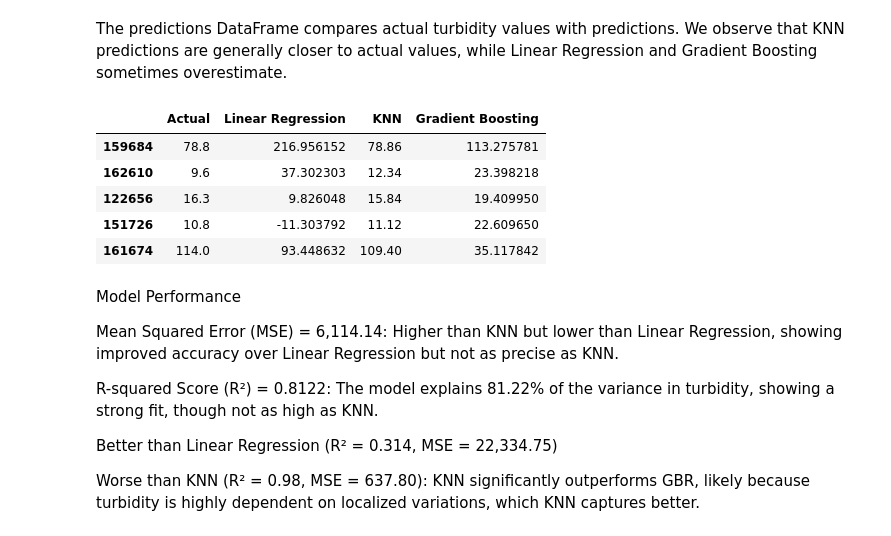
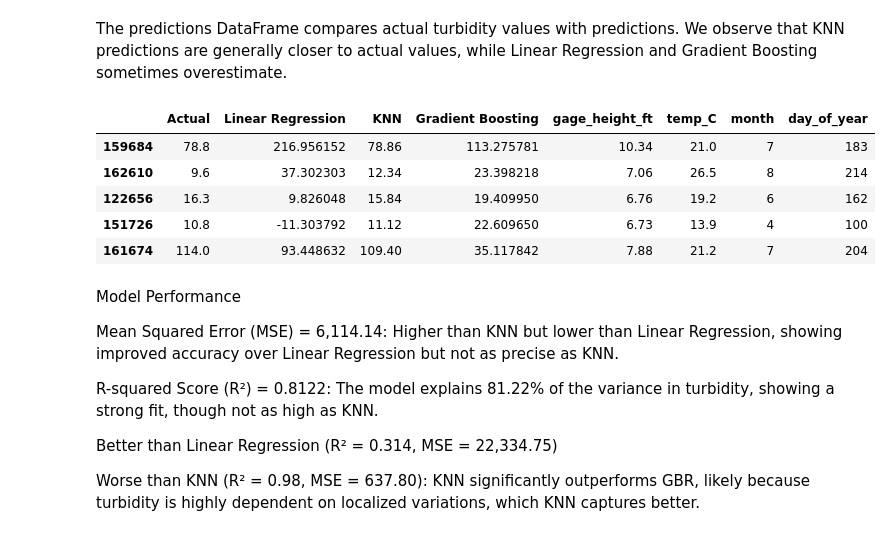
Before and after one commit to Jef-H/gage_against_the_machine, a Jupyter notebook: GageAgainstMachineFinal.ipynb, the cells around one changed output. Saved outputs shown, nothing was run; the diff lists cells and outputs as text; code cells hidden in the pictures.

```diff
--- a/GageAgainstMachineFinal.ipynb
+++ b/GageAgainstMachineFinal.ipynb
@@ -286,23 +286,27 @@ Gradient Boosting - R² Score: 0.8122
 # %% [markdown]
 The predictions DataFrame compares actual turbidity values with predictions. We observe that KNN predictions are generally closer to actual values, while Linear Regression and Gradient Boosting sometimes overestimate.
 # %%
-# Create a DataFrame to store predictions (randomly split data)
+# Create a DataFrame to store predictions (including actual turbidity and other feature columns)
 predictions_df = pd.DataFrame({
     "Actual": y_test,
     "Linear Regression": model.predict(X_test),
     "KNN": knn.predict(X_test),
-    "Gradient Boosting": gbr_model.predict(X_test)
+    "Gradient Boosting": gbr_model.predict(X_test),
+    "gage_height_ft": X_test["gage_height_ft"],
+    "temp_C": X_test["temp_C"],
+    "month": X_test["month"],
+    "day_of_year": X_test["day_of_year"]
 })
 
 # Display the first few rows
 predictions_df.head()
 # %% [output]
-|  | Actual | Linear Regression | KNN | Gradient Boosting |
-| 159684 | 78.8 | 216.956152 | 78.86 | 113.275781 |
-| 162610 | 9.6 | 37.302303 | 12.34 | 23.398218 |
-| 122656 | 16.3 | 9.826048 | 15.84 | 19.409950 |
-| 151726 | 10.8 | -11.303792 | 11.12 | 22.609650 |
-| 161674 | 114.0 | 93.448632 | 109.40 | 35.117842 |
+|  | Actual | Linear Regression | KNN | Gradient Boosting | gage_height_ft | temp_C | month | day_of_year |
+| 159684 | 78.8 | 216.956152 | 78.86 | 113.275781 | 10.34 | 21.0 | 7 | 183 |
+| 162610 | 9.6 | 37.302303 | 12.34 | 23.398218 | 7.06 | 26.5 | 8 | 214 |
+| 122656 | 16.3 | 9.826048 | 15.84 | 19.409950 | 6.76 | 19.2 | 6 | 162 |
+| 151726 | 10.8 | -11.303792 | 11.12 | 22.609650 | 6.73 | 13.9 | 4 | 100 |
+| 161674 | 114.0 | 93.448632 | 109.40 | 35.117842 | 7.88 | 21.2 | 7 | 204 |
 # %% [markdown]
 Model Performance
 
```
Also changed, not shown: parts of 4 cells of this notebook.
